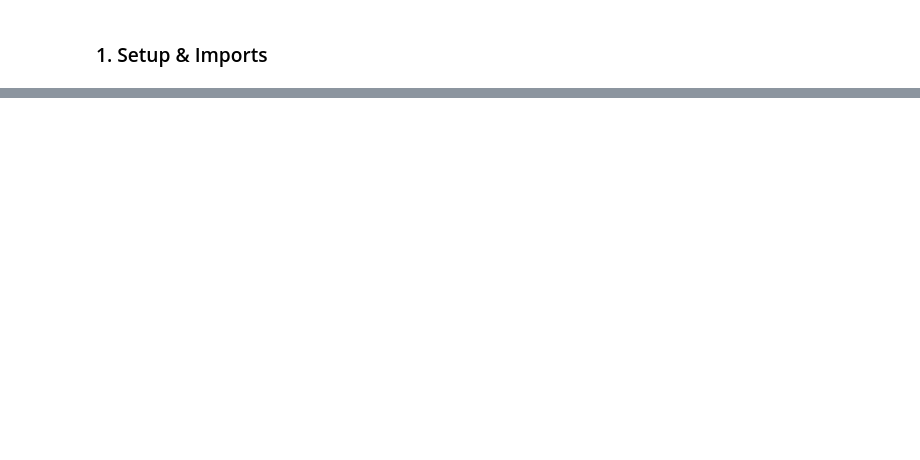
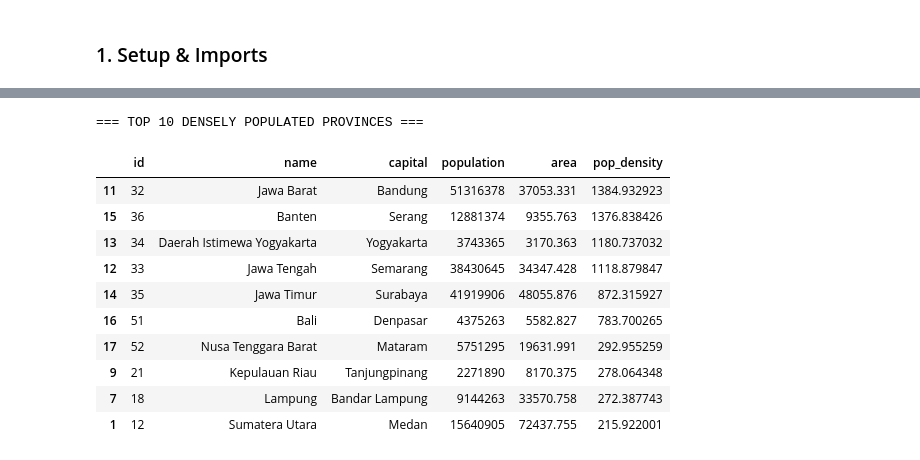
Before and after one commit to madebyclowd/py-nusantara, a Jupyter notebook: examples/data_science_demo.ipynb, the cells around one changed output, grey strips where cells are left out. Drawn from its saved outputs; the diff is of its cells as text; code cells hidden in the pictures; blank space fills up the shorter version.

Commit message:
docs: update data science demo notebook with expanded use cases and GIS analytics focus

```diff
--- a/examples/data_science_demo.ipynb
+++ b/examples/data_science_demo.ipynb
@@ -153,0 +22,24 @@ df_regencies.head()
+# %%
+# Load all provinces directly as a Pandas DataFrame
+df_provinces = nus.provinces_df()
+
+# Calculate population density (people per square km)
+df_provinces['pop_density'] = df_provinces['population'] / df_provinces['area']
+
+# Display the top 10 most densely populated provinces in Indonesia
+print("=== TOP 10 DENSELY POPULATED PROVINCES ===")
+df_provinces_sorted = df_provinces.sort_values(by='pop_density', ascending=False)
+df_provinces_sorted[['id', 'name', 'capital', 'population', 'area', 'pop_density']].head(10)
+# %% [output]
+=== TOP 10 DENSELY POPULATED PROVINCES ===
+|  | id | name | capital | population | area | pop_density |
+| 11 | 32 | Jawa Barat | Bandung | 51316378 | 37053.331 | 1384.932923 |
+| 15 | 36 | Banten | Serang | 12881374 | 9355.763 | 1376.838426 |
+| 13 | 34 | Daerah Istimewa Yogyakarta | Yogyakarta | 3743365 | 3170.363 | 1180.737032 |
+| 12 | 33 | Jawa Tengah | Semarang | 38430645 | 34347.428 | 1118.879847 |
+| 14 | 35 | Jawa Timur | Surabaya | 41919906 | 48055.876 | 872.315927 |
+| 16 | 51 | Bali | Denpasar | 4375263 | 5582.827 | 783.700265 |
+| 17 | 52 | Nusa Tenggara Barat | Mataram | 5751295 | 19631.991 | 292.955259 |
+| 9 | 21 | Kepulauan Riau | Tanjungpinang | 2271890 | 8170.375 | 278.064348 |
+| 7 | 18 | Lampung | Bandar Lampung | 9144263 | 33570.758 | 272.387743 |
+| 1 | 12 | Sumatera Utara | Medan | 15640905 | 72437.755 | 215.922001 |
```
Also changed, not shown: parts of 25 cells of this notebook.
